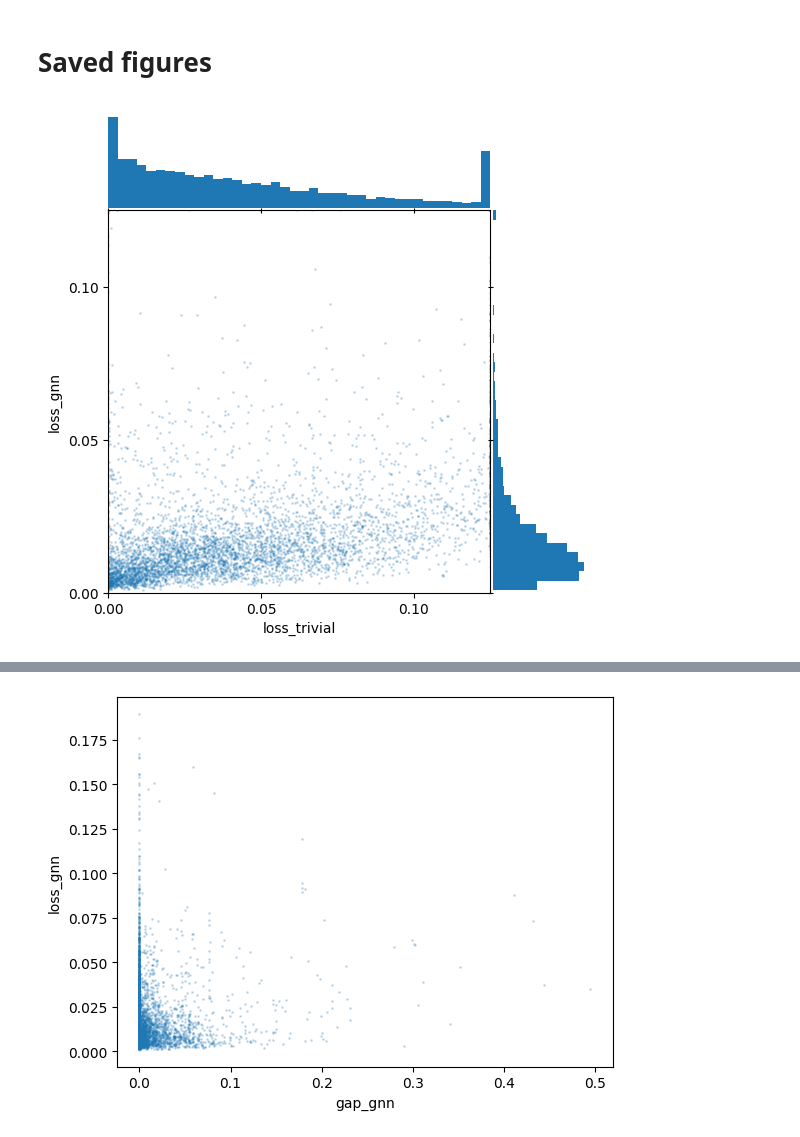
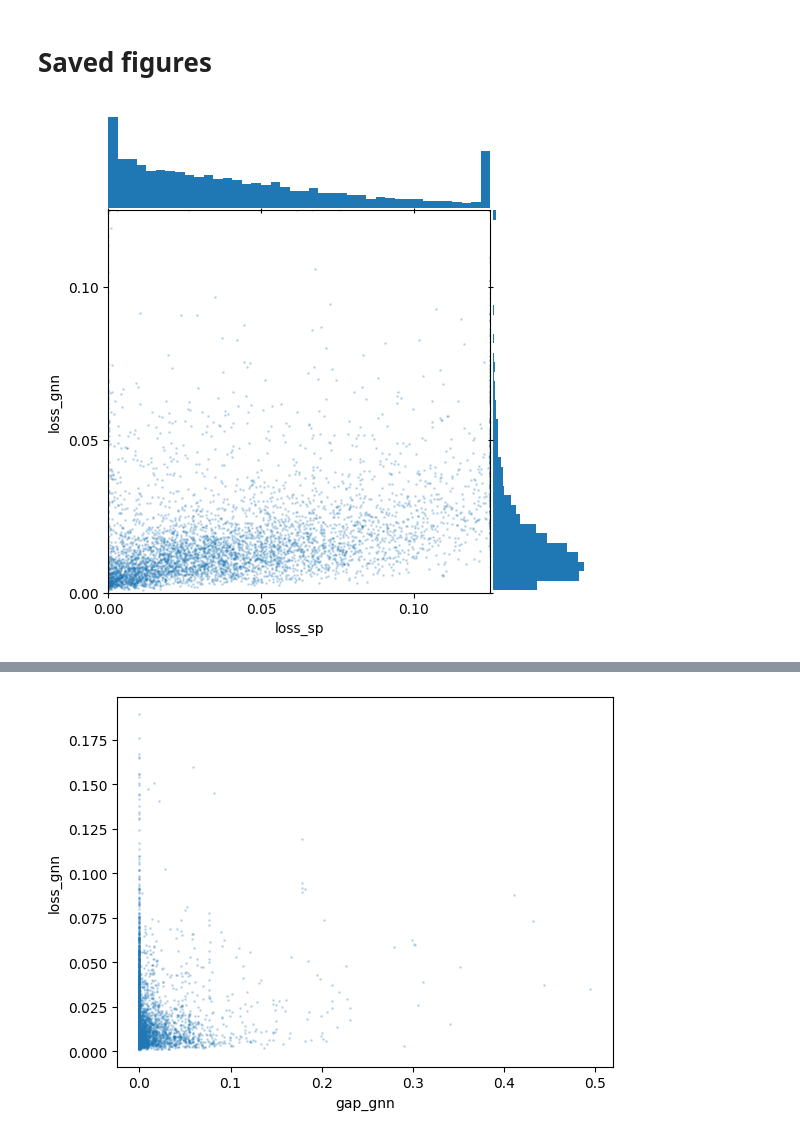
Before and after one commit to leevironty/thesis, a Jupyter notebook: latex/eval-plots.ipynb, the cells around one changed output, grey strips where cells are left out. Drawn from its saved outputs; the diff is of its cells as text; code cells hidden in the pictures.

```diff
--- a/latex/eval-plots.ipynb
+++ b/latex/eval-plots.ipynb
@@ -60,6 +40,7 @@ clip_lims = (0, 0.125)
 
 xlabel = 'loss_trivial'
 ylabel = 'loss_gnn'
+xlabel_visible = 'loss_sp'
 
 x = result[xlabel].clip(*clip_lims)
 y = result[ylabel].clip(*clip_lims)
@@ -76,35 +57,35 @@ loc = plticker.MultipleLocator(base=0.05)
 ax.set_ylim(*clip_lims)
 ax.set_xlim(*clip_lims)
 
 ax.xaxis.set_major_locator(loc)
 ax.yaxis.set_major_locator(loc)
 
 # result.plot.scatter(ax=ax, x='loss_trivial', y='loss_gnn', s=1, alpha=0.2)
 ax.scatter(x, y, s=1, alpha=0.2)
-ax.set_xlabel(xlabel)
+ax.set_xlabel(xlabel_visible)
 ax.set_ylabel(ylabel)
 ax.set_aspect('equal')
 ax_histx.hist(x, orientation='vertical', bins=40)
 ax_histy.hist(y, orientation='horizontal', bins=40)
 plt.setp(ax_histx.get_xticklabels(), visible=False)
 plt.setp(ax_histy.get_yticklabels(), visible=False)
 
 for spine in ax_histx.spines.values():
     spine.set_visible(False)
 
 for spine in ax_histy.spines.values():
     spine.set_visible(False)
 
 # ax_histx.spines.set_visible(False)
 # ax_histx.spines['right'].set_visible(False)
 
 ax_histx.set_yticks([])
 ax_histy.set_xticks([])
 
 fig.tight_layout()
 fig.savefig('figures/loss-loss.pdf')
 # %% [output]
-[figure, old version]
+[figure, new version]
 # %%
 
 
```
Also changed, not shown: parts of 9 cells of this notebook, 11 other files.
